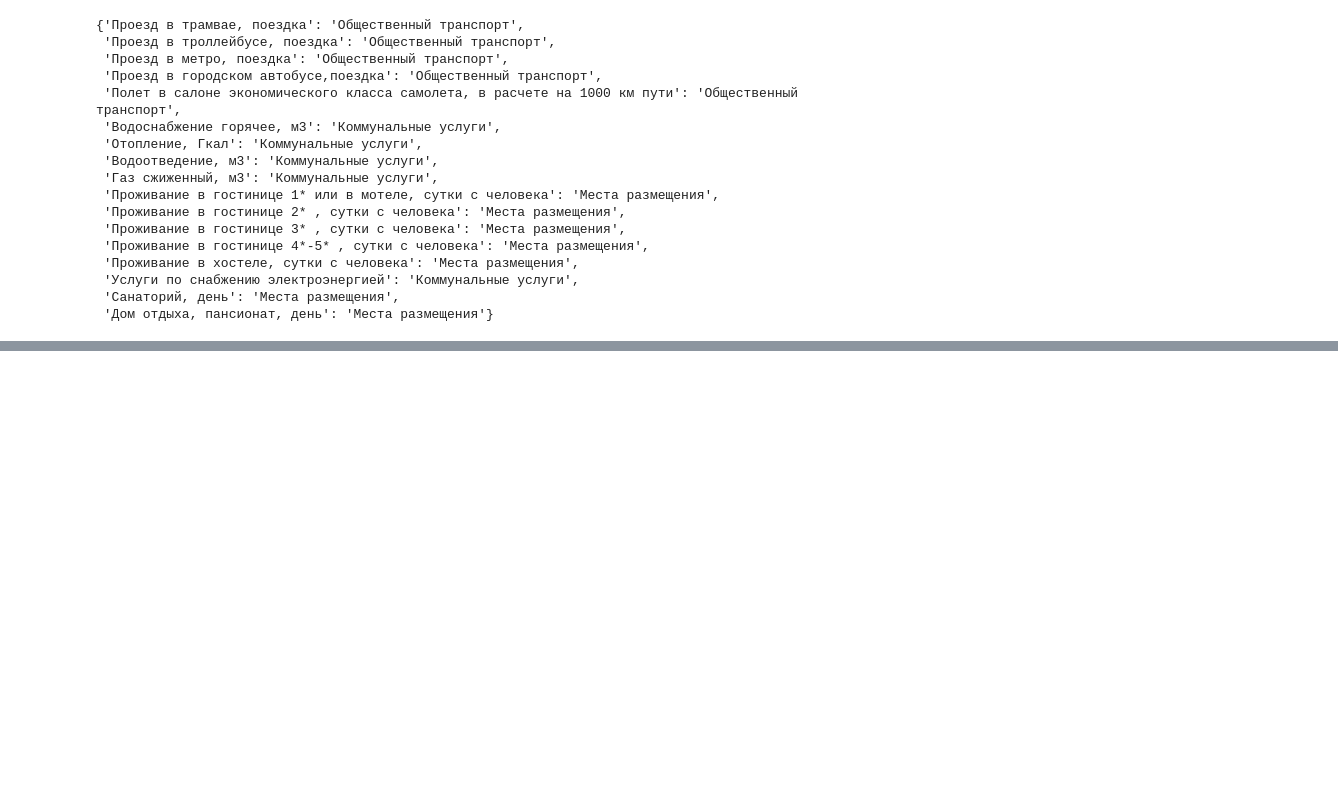
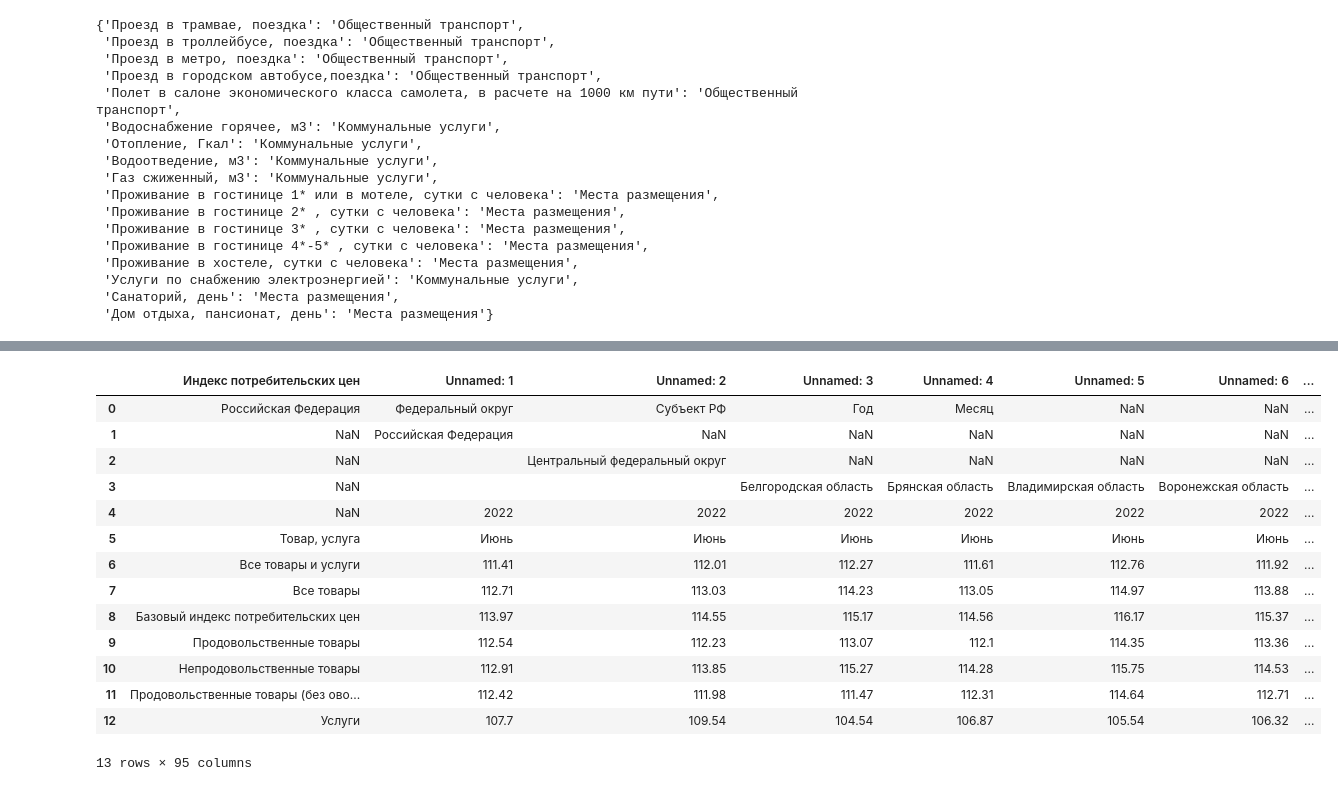
Before and after one commit to dmitrymailk/data_processing, a Jupyter notebook: data_processing/data_parser_10/data_parser_10.ipynb, the cells around one changed output, grey strips where cells are left out. Cells and saved outputs as stored; diff of their text form; code cells hidden in the pictures; blank space fills up the shorter version.

Commit message:
add data parser 10

```diff
--- a/data_processing/data_parser_10/data_parser_10.ipynb
+++ b/data_processing/data_parser_10/data_parser_10.ipynb
@@ -70,0 +102,4 @@ dataset = pd.read_excel("./data/Исходник_Для_парсера_Услу
+# %%
+dataset = pd.read_excel("./data/1/Исходник Индекс_потребительских_цен_ИПЦ_непродыИндекс_потребительских_цен (1).xlsx")
+# dataset = pd.read_excel("./data/2/Исходник Индекс_потребительских_цен_ИПЦ_Основные_группыИндекс_потребительских.xlsx")
+type(dataset.iloc[6, 1]) is float
@@ -108,3 +157,23 @@ product_types_set
+# %%
+len(dataset)
+dataset.head(20)
+# dataset.iloc[12, 0]
+# %% [output]
+|  | Индекс потребительских цен | Unnamed: 1 | Unnamed: 2 | Unnamed: 3 | Unnamed: 4 | Unnamed: 5 | Unnamed: 6 | ... |
+| 0 | Российская Федерация | Федеральный округ | Субъект РФ | Год | Месяц | NaN | NaN | ... |
+| 1 | NaN | Российская Федерация | NaN | NaN | NaN | NaN | NaN | ... |
+| 2 | NaN |  | Центральный федеральный округ | NaN | NaN | NaN | NaN | ... |
+| 3 | NaN |  |  | Белгородская область | Брянская область | Владимирская область | Воронежская область | ... |
+| 4 | NaN | 2022 | 2022 | 2022 | 2022 | 2022 | 2022 | ... |
+| 5 | Товар, услуга | Июнь | Июнь | Июнь | Июнь | Июнь | Июнь | ... |
+| 6 | Все товары и услуги | 111.41 | 112.01 | 112.27 | 111.61 | 112.76 | 111.92 | ... |
+| 7 | Все товары | 112.71 | 113.03 | 114.23 | 113.05 | 114.97 | 113.88 | ... |
+| 8 | Базовый индекс потребительских цен | 113.97 | 114.55 | 115.17 | 114.56 | 116.17 | 115.37 | ... |
+| 9 | Продовольственные товары | 112.54 | 112.23 | 113.07 | 112.1 | 114.35 | 113.36 | ... |
+| 10 | Непродовольственные товары | 112.91 | 113.85 | 115.27 | 114.28 | 115.75 | 114.53 | ... |
+| 11 | Продовольственные товары (без ово... | 112.42 | 111.98 | 111.47 | 112.31 | 114.64 | 112.71 | ... |
+| 12 | Услуги | 107.7 | 109.54 | 104.54 | 106.87 | 105.54 | 106.32 | ... |
+13 rows × 95 columns
 # %%
 new_dataset_columns = [
 	"Дата",
```
Also changed, not shown: parts of 11 cells of this notebook, 1 other file.
